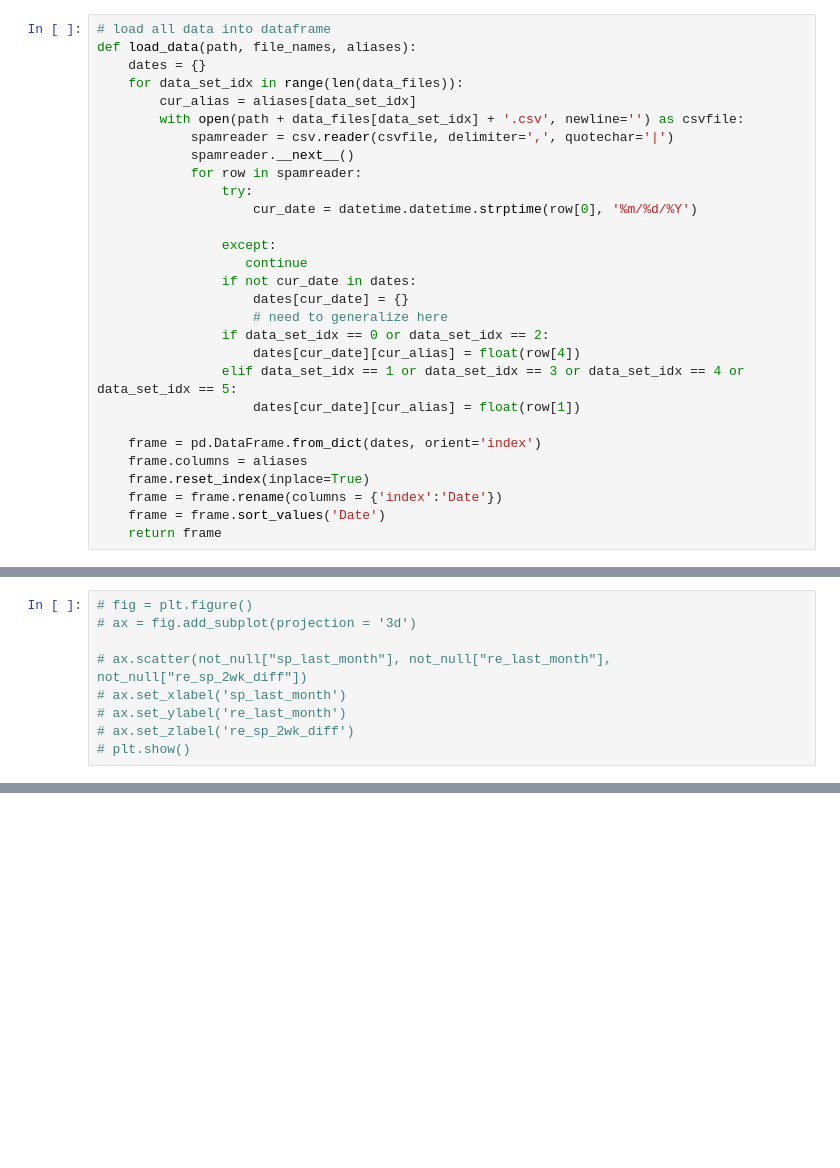
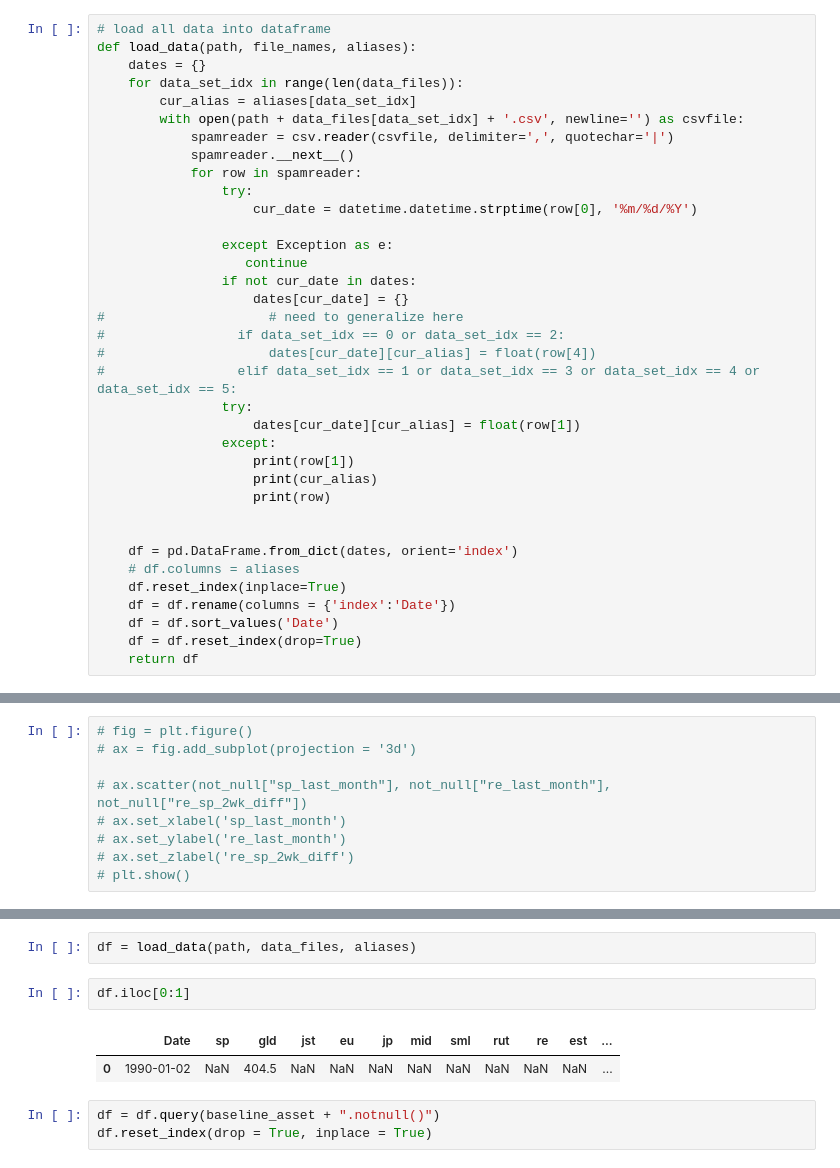
Before and after one commit to plantehenry/ProbStock, a Jupyter notebook: Generalized2024.ipynb, the cells around one changed output, grey strips where cells are left out. Saved outputs shown, nothing was run; the diff lists cells and outputs as text; blank space fills up the shorter version.

Commit message:
updating generalized

```diff
--- a/Generalized2024.ipynb
+++ b/Generalized2024.ipynb
@@ -22,19 +22,26 @@ def load_data(path, file_names, aliases):
                 try:
                     cur_date = datetime.datetime.strptime(row[0], '%m/%d/%Y')
 
-                except:
+                except Exception as e:
                    continue
                 if not cur_date in dates:
                     dates[cur_date] = {}
-                    # need to generalize here
-                if data_set_idx == 0 or data_set_idx == 2:
-                    dates[cur_date][cur_alias] = float(row[4])
-                elif data_set_idx == 1 or data_set_idx == 3 or data_set_idx == 4 or data_set_idx == 5:
+#                     # need to generalize here
+#                 if data_set_idx == 0 or data_set_idx == 2:
+#                     dates[cur_date][cur_alias] = float(row[4])
+#                 elif data_set_idx == 1 or data_set_idx == 3 or data_set_idx == 4 or data_set_idx == 5:
+                try:
                     dates[cur_date][cur_alias] = float(row[1])
+                except:
+                    print(row[1])
+                    print(cur_alias)
+                    print(row)
 
-    frame = pd.DataFrame.from_dict(dates, orient='index')
-    frame.columns = aliases
-    frame.reset_index(inplace=True)
-    frame = frame.rename(columns = {'index':'Date'})
-    frame = frame.sort_values('Date')
-    return frame
+
+    df = pd.DataFrame.from_dict(dates, orient='index')
+    # df.columns = aliases
+    df.reset_index(inplace=True)
+    df = df.rename(columns = {'index':'Date'})
+    df = df.sort_values('Date')
+    df = df.reset_index(drop=True)
+    return df
@@ -447,0 +472,10 @@ def test_preds(assets, baseline, pred_distance, df):
+# %%
+df = load_data(path, data_files, aliases)
+# %%
+df.iloc[0:1]
+# %% [output]
+|  | Date | sp | gld | jst | eu | jp | mid | sml | rut | re | est | ... |
+| 0 | 1990-01-02 | NaN | 404.5 | NaN | NaN | NaN | NaN | NaN | NaN | NaN | NaN | ... |
+# %%
+df = df.query(baseline_asset + ".notnull()")
+df.reset_index(drop = True, inplace = True)
```
Also changed, not shown: parts of 28 cells of this notebook, 46 other files.
